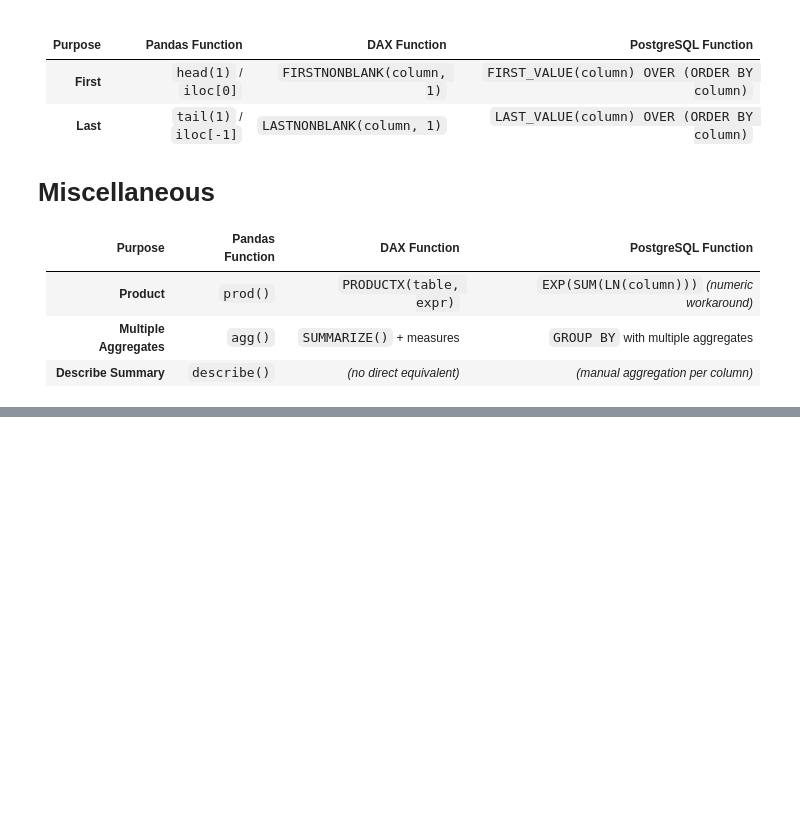
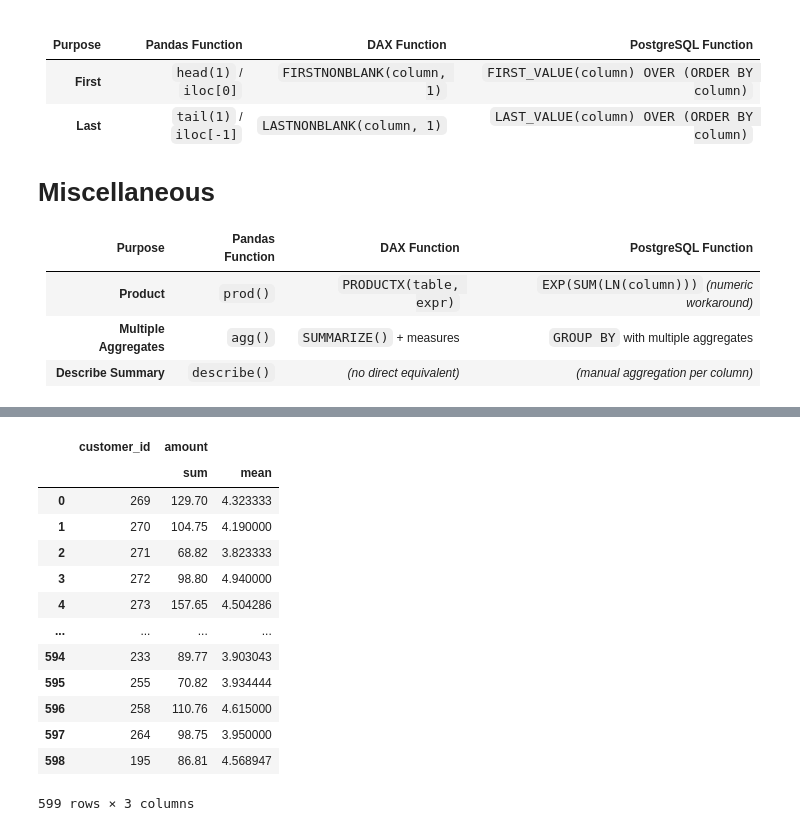
Before and after one commit to Anandhuvimalan/learning, a Jupyter notebook: day3.ipynb, the cells around one changed output, grey strips where cells are left out. Saved outputs shown, nothing was run; the diff lists cells and outputs as text; code cells hidden in the pictures; blank space fills up the shorter version.

```diff
--- a/day3.ipynb
+++ b/day3.ipynb
@@ -67,0 +154,18 @@ store = dfs["store"]
+# %%
+h=payment.set_index('customer_id',drop=True,inplace=False)
+h.groupby(by='customer_id',as_index=False,level=None,sort=False,dropna=True,observed=False,group_keys=False)[['amount']].agg(['sum','mean'])
+# %% [output]
+|  | customer_id | amount |  |
+|  |  | sum | mean |
+| 0 | 269 | 129.70 | 4.323333 |
+| 1 | 270 | 104.75 | 4.190000 |
+| 2 | 271 | 68.82 | 3.823333 |
+| 3 | 272 | 98.80 | 4.940000 |
+| 4 | 273 | 157.65 | 4.504286 |
+| ... | ... | ... | ... |
+| 594 | 233 | 89.77 | 3.903043 |
+| 595 | 255 | 70.82 | 3.934444 |
+| 596 | 258 | 110.76 | 4.615000 |
+| 597 | 264 | 98.75 | 3.950000 |
+| 598 | 195 | 86.81 | 4.568947 |
+599 rows × 3 columns
```
Also changed, not shown: parts of 7 cells of this notebook, 1 other file.
